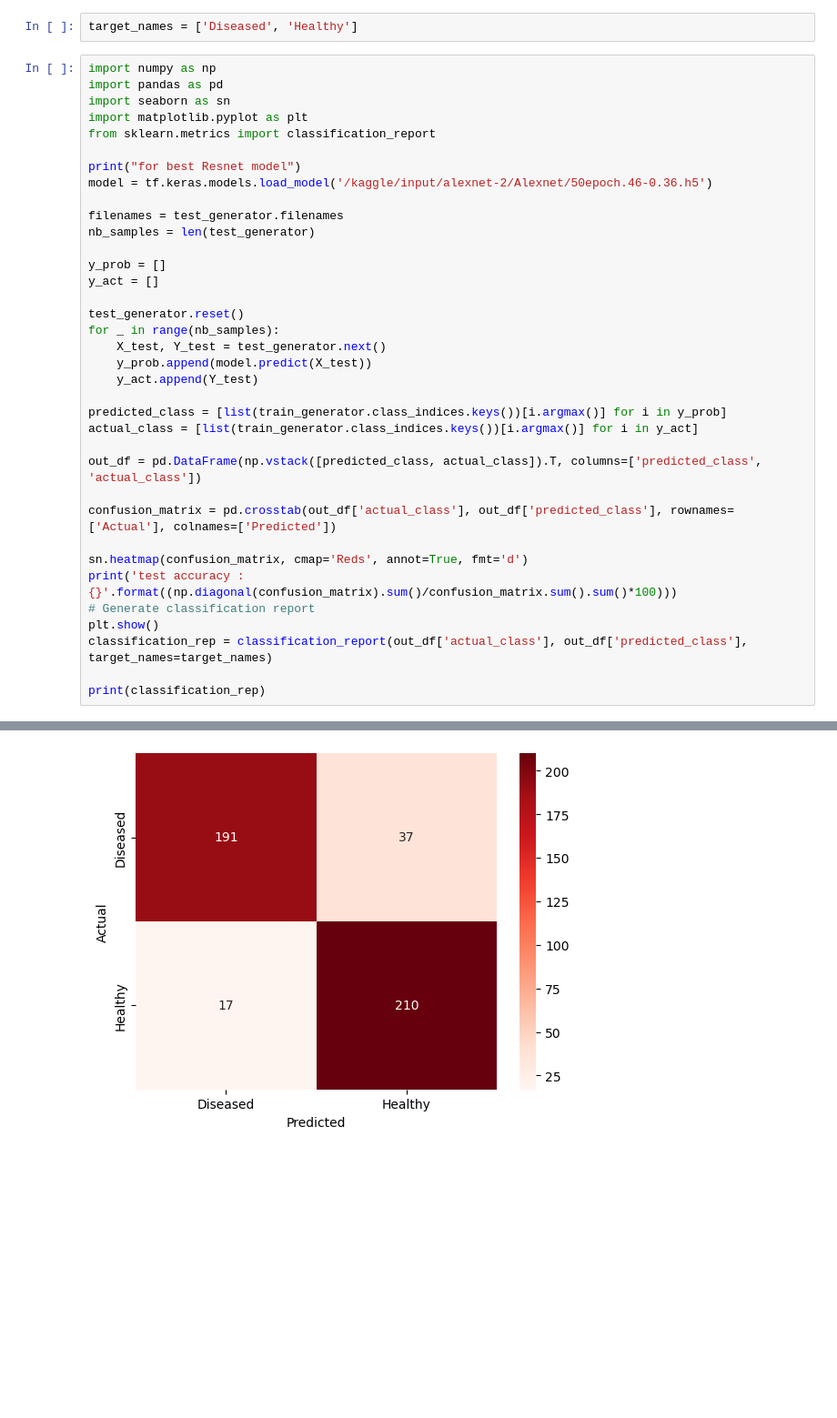
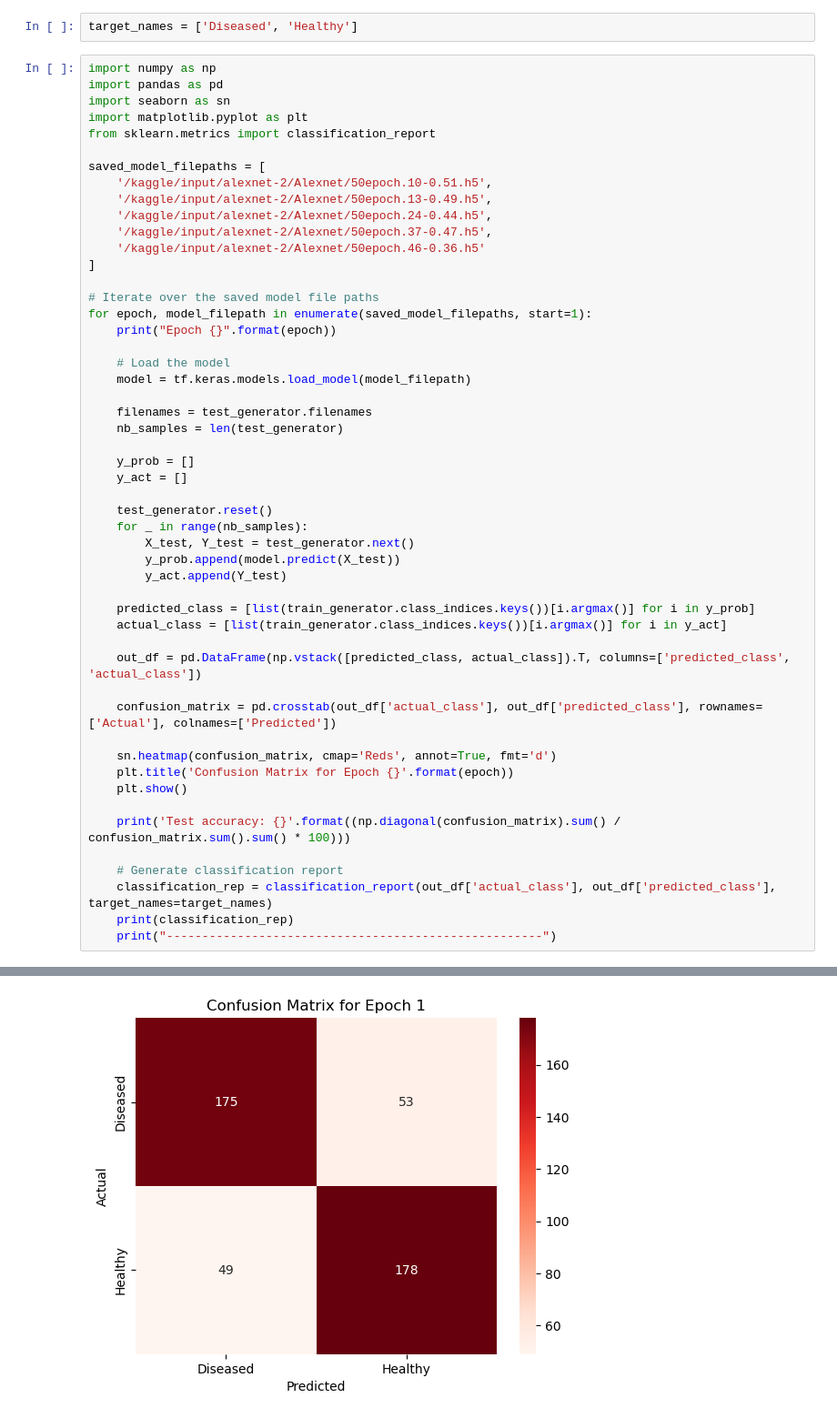
Before and after one commit to ShamsuriIkhwan/plant-health-monitoring, a Jupyter notebook: alexnet-best-version.ipynb, the cells around one changed output, grey strips where cells are left out. Shown at 91% size. Saved outputs shown, nothing was run; the diff lists cells and outputs as text; blank space fills up the shorter version.

Commit message:
Kaggle Notebook | Alexnet analysis | Version 3

```diff
--- a/alexnet-best-version.ipynb
+++ b/alexnet-best-version.ipynb
@@ -76,33 +76,48 @@ import seaborn as sn
 import matplotlib.pyplot as plt
 from sklearn.metrics import classification_report
 
-print("for best Resnet model")
-model = tf.keras.models.load_model('/kaggle/input/alexnet-2/Alexnet/50epoch.46-0.36.h5')
+saved_model_filepaths = [
+    '/kaggle/input/alexnet-2/Alexnet/50epoch.10-0.51.h5',
+    '/kaggle/input/alexnet-2/Alexnet/50epoch.13-0.49.h5',
+    '/kaggle/input/alexnet-2/Alexnet/50epoch.24-0.44.h5',
+    '/kaggle/input/alexnet-2/Alexnet/50epoch.37-0.47.h5',
+    '/kaggle/input/alexnet-2/Alexnet/50epoch.46-0.36.h5'
+]
 
-filenames = test_generator.filenames
-nb_samples = len(test_generator)
+# Iterate over the saved model file paths
+for epoch, model_filepath in enumerate(saved_model_filepaths, start=1):
+    print("Epoch {}".format(epoch))
 
-y_prob = []
-y_act = []
+    # Load the model
+    model = tf.keras.models.load_model(model_filepath)
 
-test_generator.reset()
-for _ in range(nb_samples):
-    X_test, Y_test = test_generator.next()
-    y_prob.append(model.predict(X_test))
-    y_act.append(Y_test)
+    filenames = test_generator.filenames
+    nb_samples = len(test_generator)
 
-predicted_class = [list(train_generator.class_indices.keys())[i.argmax()] for i in y_prob]
-actual_class = [list(train_generator.class_indices.keys())[i.argmax()] for i in y_act]
+    y_prob = []
+    y_act = []
 
-out_df = pd.DataFrame(np.vstack([predicted_class, actual_class]).T, columns=['predicted_class', 'actual_class'])
+    test_generator.reset()
+    for _ in range(nb_samples):
+        X_test, Y_test = test_generator.next()
+        y_prob.append(model.predict(X_test))
+        y_act.append(Y_test)
 
-confusion_matrix = pd.crosstab(out_df['actual_class'], out_df['predicted_class'], rownames=['Actual'], colnames=['Predicted'])
+    predicted_class = [list(train_generator.class_indices.keys())[i.argmax()] for i in y_prob]
+    actual_class = [list(train_generator.class_indices.keys())[i.argmax()] for i in y_act]
 
-sn.heatmap(confusion_matrix, cmap='Reds', annot=True, fmt='d')
-print('test accuracy :{}'.format((np.diagonal(confusion_matrix).sum()/confusion_matrix.sum().sum()*100)))
-# Generate classification report
-plt.show()
-classification_rep = classification_report(out_df['actual_class'], out_df['predicted_class'], target_names=target_names)
+    out_df = pd.DataFrame(np.vstack([predicted_class, actual_class]).T, columns=['predicted_class', 'actual_class'])
 
-print(classification_rep)
+    confusion_matrix = pd.crosstab(out_df['actual_class'], out_df['predicted_class'], rownames=['Actual'], colnames=['Predicted'])
+
+    sn.heatmap(confusion_matrix, cmap='Reds', annot=True, fmt='d')
+    plt.title('Confusion Matrix for Epoch {}'.format(epoch))
+    plt.show()
+
+    print('Test accuracy: {}'.format((np.diagonal(confusion_matrix).sum() / confusion_matrix.sum().sum() * 100)))
+
+    # Generate classification report
+    classification_rep = classification_report(out_df['actual_class'], out_df['predicted_class'], target_names=target_names)
+    print(classification_rep)
+    print("-----------------------------------------------------")
 # %% [output]
@@ -126 +141 @@ test accuracy :88.13186813186813
-[figure, old version]
+[figure, new version]
```
Also changed, not shown: parts of 2 cells of this notebook.
